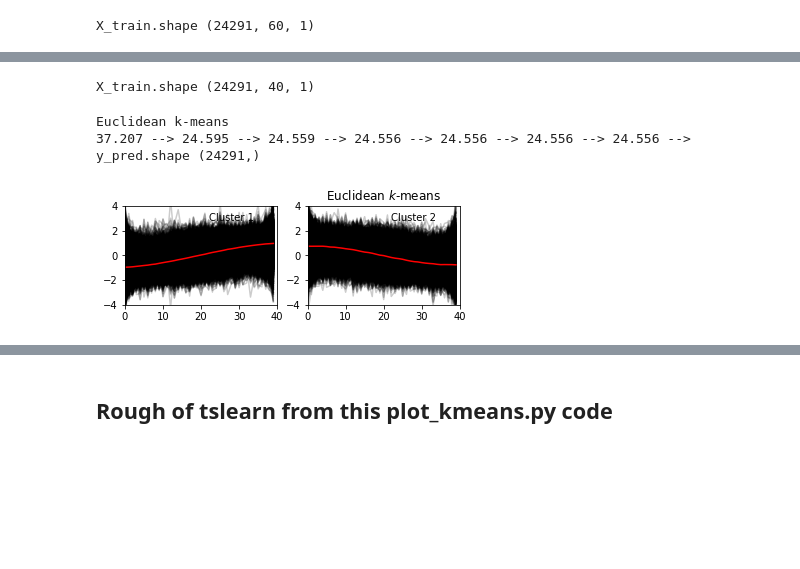
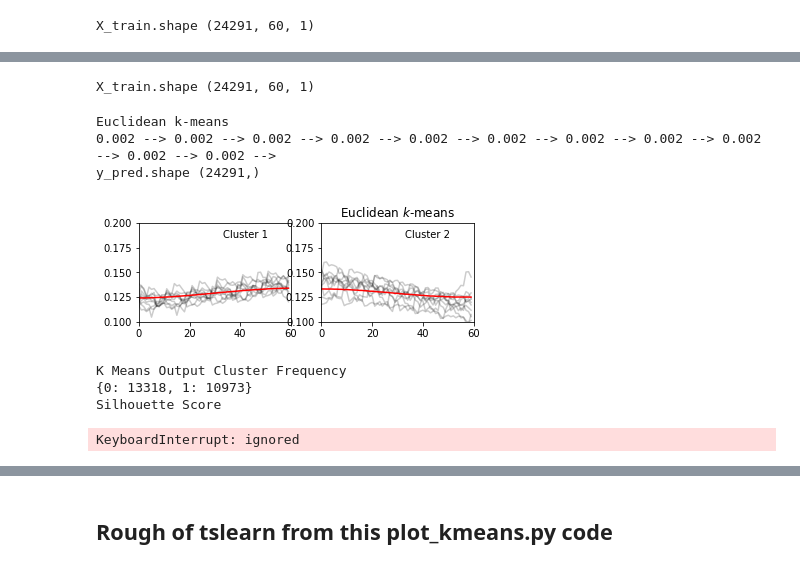
Before and after one commit to OmkarMehta/SSFwithNODE, a Jupyter notebook: time-series-similarity/time_series_similarity.ipynb, the cells around one changed output, grey strips where cells are left out. Saved outputs shown, nothing was run; the diff lists cells and outputs as text; code cells hidden in the pictures; blank space fills up the shorter version.

```diff
--- a/time-series-similarity/time_series_similarity.ipynb
+++ b/time-series-similarity/time_series_similarity.ipynb
@@ -1304,7 +1307,7 @@ Successfully installed tslearn-0.5.2
 import numpy
 import matplotlib.pyplot as plt
 
-from tslearn.clustering import TimeSeriesKMeans
+from tslearn.clustering import TimeSeriesKMeans, silhouette_score
 from tslearn.datasets import CachedDatasets
 from tslearn.preprocessing import TimeSeriesScalerMeanVariance, \
     TimeSeriesResampler
@@ -1312,7 +1315,7 @@ from tslearn.preprocessing import TimeSeriesScalerMeanVariance, \
 seed = 0
 numpy.random.seed(seed)
 # X_train, y_train, X_test, y_test = CachedDatasets().load_dataset("Trace")
-X_train = data_df.values
+X_train = data_normalized_df.values
 print(f"X_train.shape {X_train.shape}")
 # print(f"y_train.shape {y_train.shape}")
 # print(f"X_test.shape {X_test.shape}")
@@ -1331,10 +1374,10 @@ X_train.shape (24291, 60, 1)
 # %%
 # Make time series shorter
-X_train = TimeSeriesResampler(sz=40).fit_transform(X_train)
+# X_train = TimeSeriesResampler(sz=40).fit_transform(X_train)
 sz = X_train.shape[1]
 print(f"X_train.shape {X_train.shape}")
 # %% [output]
-X_train.shape (24291, 40, 1)
+X_train.shape (24291, 60, 1)
 # %%
 # Euclidean k-means
 print("Euclidean k-means")
@@ -1343,20 +1386,34 @@ y_pred = km.fit_predict(X_train)
 print(f"y_pred.shape {y_pred.shape}")
 # %% [output]
 Euclidean k-means
-37.207 --> 24.595 --> 24.559 --> 24.556 --> 24.556 --> 24.556 --> 24.556 -->
+0.002 --> 0.002 --> 0.002 --> 0.002 --> 0.002 --> 0.002 --> 0.002 --> 0.002 --> 0.002 --> 0.002 --> 0.002 -->
 y_pred.shape (24291,)
 # %%
 plt.figure()
 for yi in range(2):
     plt.subplot(2, 2, yi + 1)
-    for xx in X_train[y_pred == yi]:
+    for xx in X_train[y_pred == yi][:10]:
         plt.plot(xx.ravel(), "k-", alpha=.2)
     plt.plot(km.cluster_centers_[yi].ravel(), "r-")
     plt.xlim(0, sz)
-    plt.ylim(-4, 4)
+    plt.ylim(0.1, 0.2)
     plt.text(0.55, 0.85,'Cluster %d' % (yi + 1),
              transform=plt.gca().transAxes)
     if yi == 1:
         plt.title("Euclidean $k$-means")
 # %% [output]
-[figure, old version]
+[figure, new version]
+# %%
+# Frequency count of the Output clusters
+unique, counts = np.unique(y_pred, return_counts=True)
+print('K Means Output Cluster Frequency')
+print(dict(zip(unique, counts)))
+# Silhouette Score
+print('Silhouette Score')
+print(silhouette_score(X_train,y_pred))
+print("\n")
+# %% [output]
+K Means Output Cluster Frequency
+{0: 13318, 1: 10973}
+Silhouette Score
+KeyboardInterrupt: ignored
```
Also changed, not shown: parts of 23 cells of this notebook, 5 other files.
